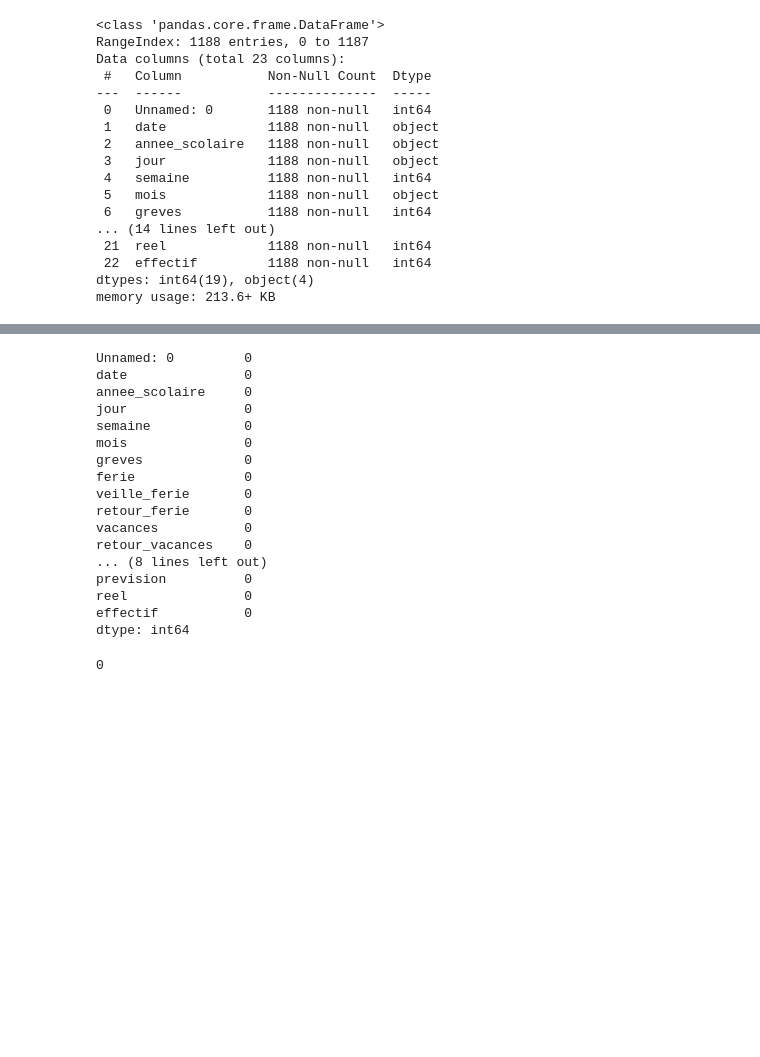
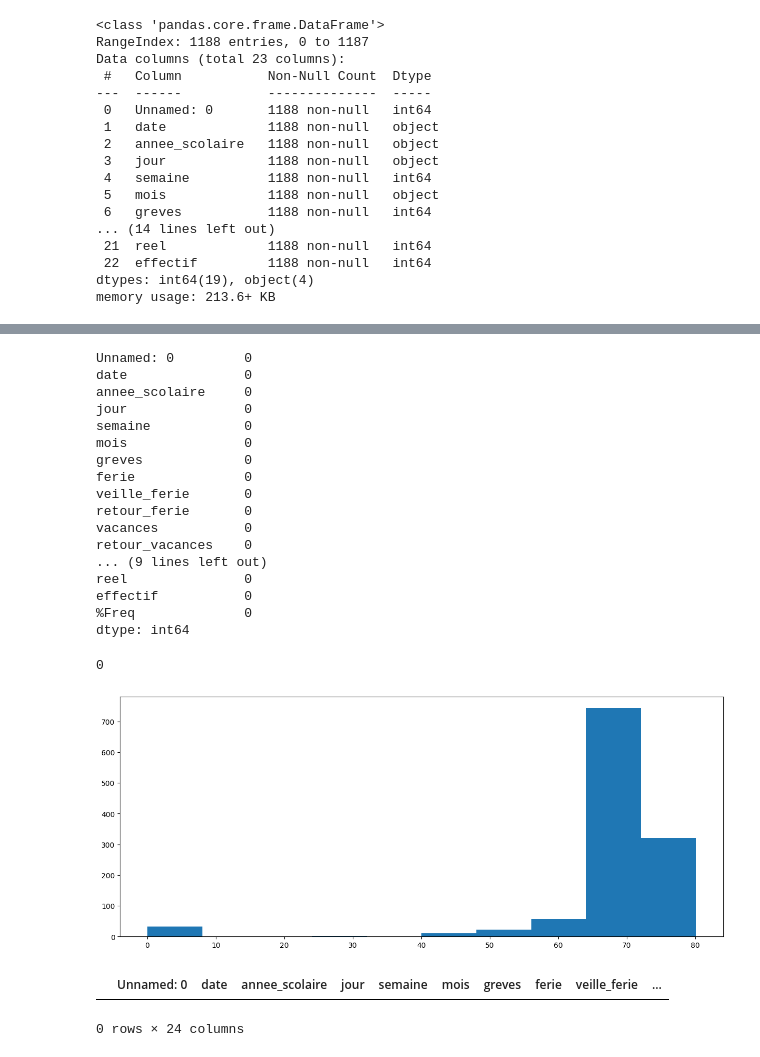
Before and after one commit to Atigou-bah/Projet-Data-Cantine, a Jupyter notebook: Projet sur la fréquentation des cantines scolaires.ipynb, the cells around one changed output, grey strips where cells are left out. Saved outputs shown, nothing was run; the diff lists cells and outputs as text; code cells hidden in the pictures; blank space fills up the shorter version.

```diff
--- a/Projet sur la fréquentation des cantines scolaires.ipynb
+++ b/Projet sur la fréquentation des cantines scolaires.ipynb
@@ -125,0 +113,2 @@ frequentation.describe(include="all")
+# %%
+frequentation["%Freq"] = frequentation["reel"] / frequentation["effectif"] * 100
@@ -139,12 +138,20 @@ veille_ferie       0
 retour_ferie       0
 vacances           0
 retour_vacances    0
-... (8 lines left out)
-prevision          0
+... (9 lines left out)
 reel               0
 effectif           0
+%Freq              0
 dtype: int64
 # %%
 frequentation.duplicated().sum()
 # %% [output]
 0
+# %%
+plt.figure(figsize=(15,6))
+
+plt.hist(frequentation["%Freq"], bins=10)
+
+plt.show()
+# %% [output]
+[figure, added]
@@ -150,0 +162,5 @@ frequentation.duplicated().sum()
+# %%
+frequentation[frequentation["%Freq"]<60]
+# %% [output]
+|  | Unnamed: 0 | date | annee_scolaire | jour | semaine | mois | greves | ferie | veille_ferie | ... |
+0 rows × 24 columns
```
Also changed, not shown: parts of 7 cells of this notebook.
